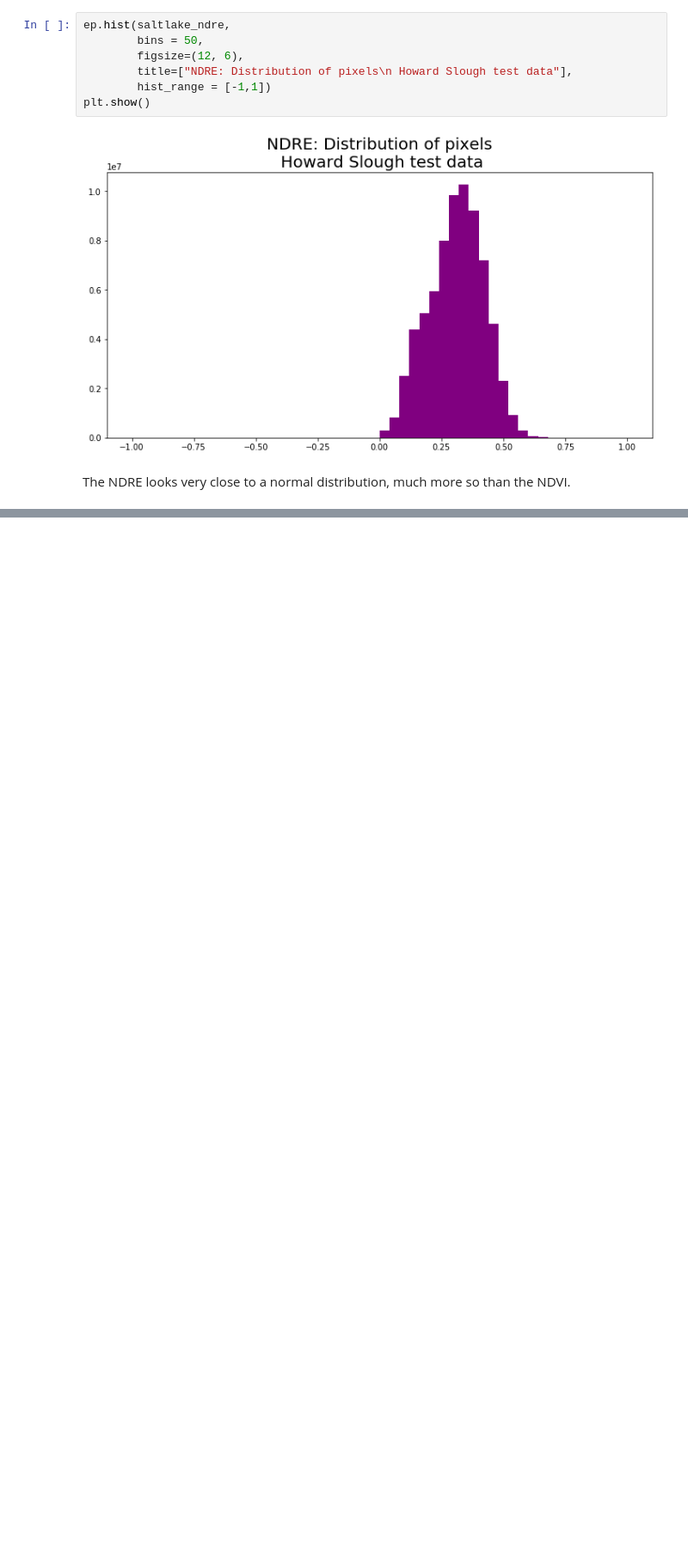
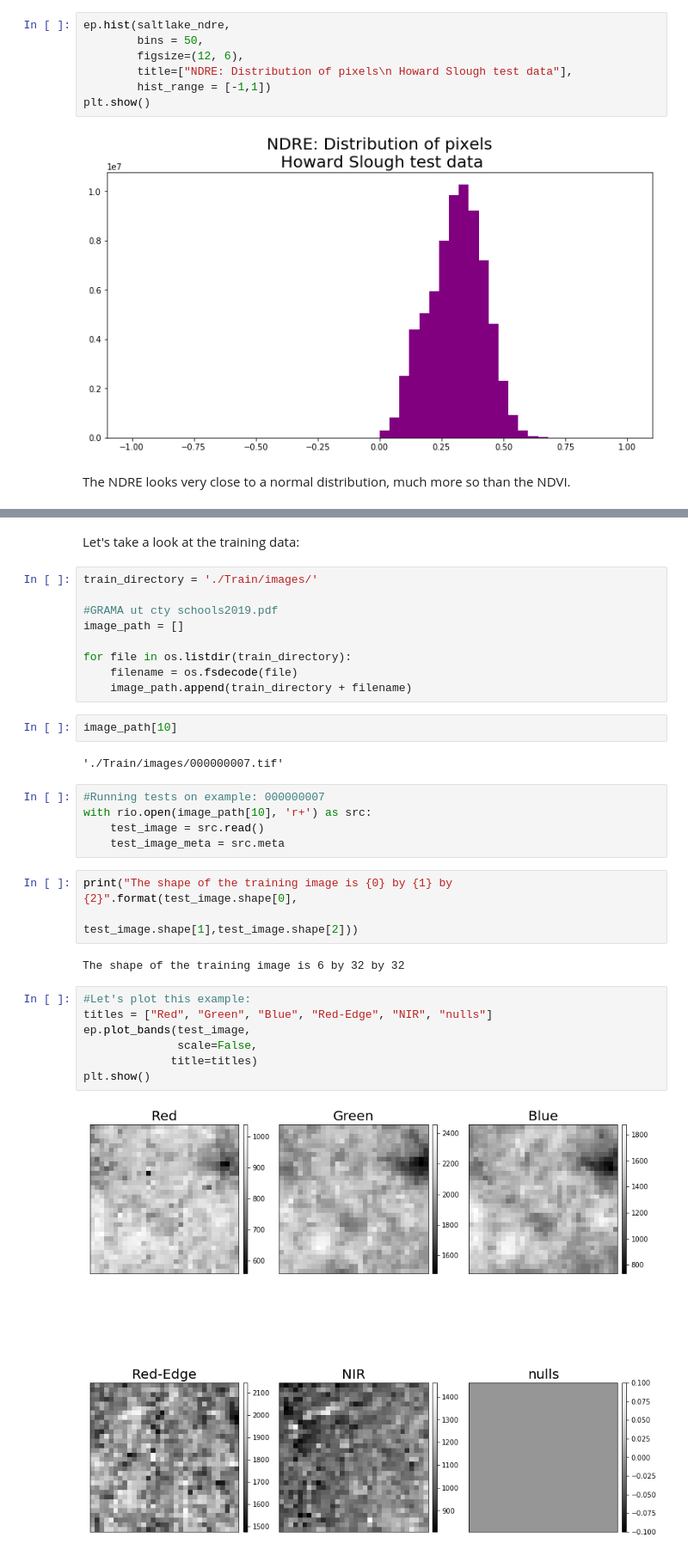
Before and after one commit to greglee1905/Phragmites_australis_Classification, a Jupyter notebook: exploratory_analysis.ipynb, the cells around one changed output, grey strips where cells are left out. Shown at 86% size. Saved outputs shown, nothing was run; the diff lists cells and outputs as text; blank space fills up the shorter version.

```diff
--- a/exploratory_analysis.ipynb
+++ b/exploratory_analysis.ipynb
@@ -121,0 +127,34 @@ The NDRE looks very close to a normal distribution, much more so than the NDVI.
+# %% [markdown]
+Let's take a look at the training data:
+# %%
+train_directory = './Train/images/'
+
+#GRAMA ut cty schools2019.pdf
+image_path = []
+
+for file in os.listdir(train_directory):
+    filename = os.fsdecode(file)
+    image_path.append(train_directory + filename)
+# %%
+image_path[10]
+# %% [output]
+'./Train/images/000000007.tif'
+# %%
+#Running tests on example: 000000007
+with rio.open(image_path[10], 'r+') as src:
+    test_image = src.read()
+    test_image_meta = src.meta
+# %%
+print("The shape of the training image is {0} by {1} by {2}".format(test_image.shape[0],
+                                                                    test_image.shape[1],test_image.shape[2]))
+# %% [output]
+The shape of the training image is 6 by 32 by 32
+# %%
+#Let's plot this example:
+titles = ["Red", "Green", "Blue", "Red-Edge", "NIR", "nulls"]
+ep.plot_bands(test_image,
+              scale=False,
+             title=titles)
+plt.show()
+# %% [output]
+[figure, added]
```
Also changed, not shown: parts of 8 cells of this notebook.
